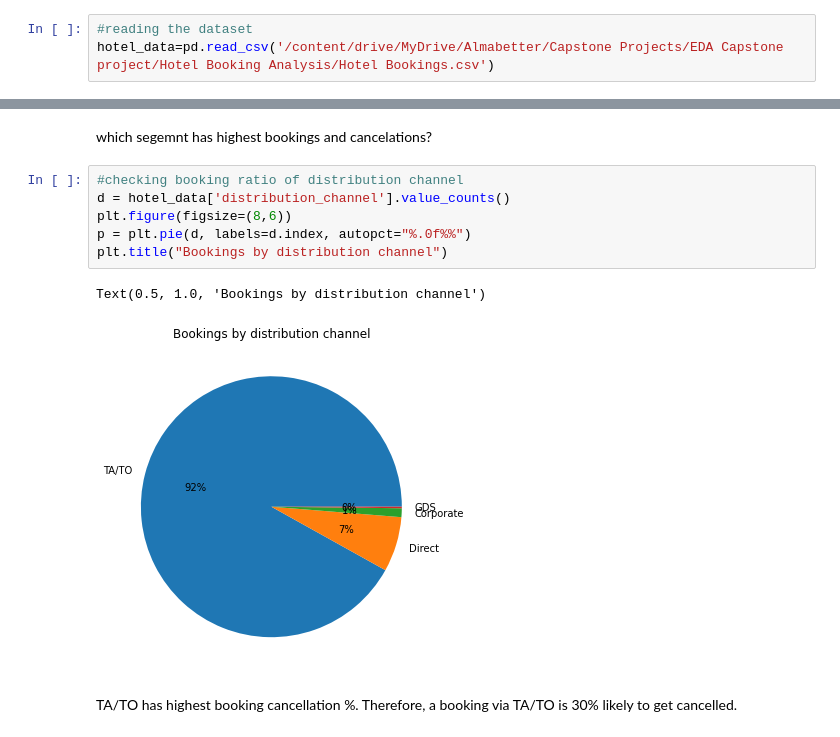
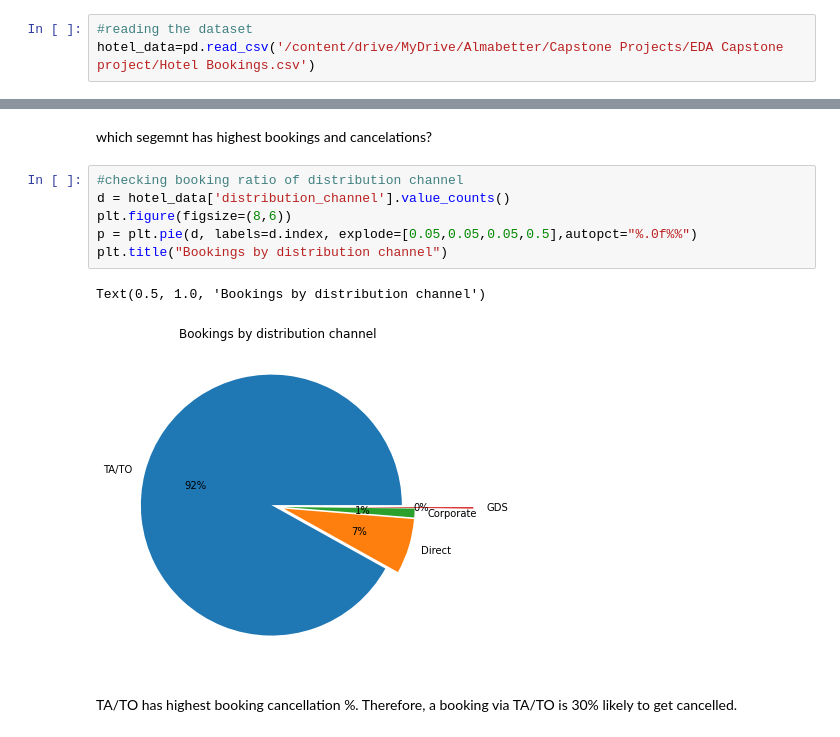
Before and after one commit to ssweta3seal/HotelBookingAnalysis, a Jupyter notebook: Hotel_Booking_Analysis_Capstone_Project.ipynb, the cells around one changed output, grey strips where cells are left out. Saved outputs shown, nothing was run; the diff lists cells and outputs as text.

```diff
--- a/Hotel_Booking_Analysis_Capstone_Project.ipynb
+++ b/Hotel_Booking_Analysis_Capstone_Project.ipynb
@@ -29,7 +60,7 @@ drive.mount('/content/drive')
 Mounted at /content/drive
 # %%
 #reading the dataset
-hotel_data=pd.read_csv('/content/drive/MyDrive/Almabetter/Capstone Projects/EDA Capstone project/Hotel Booking Analysis/Hotel Bookings.csv')
+hotel_data=pd.read_csv('/content/drive/MyDrive/Almabetter/Capstone Projects/EDA Capstone project/Hotel Bookings.csv')
 # %%
 #viewing the data
 hotel_data.head()
@@ -523,11 +602,11 @@ which segemnt has highest bookings and cancelations?
 # %%
 #checking booking ratio of distribution channel
 d = hotel_data['distribution_channel'].value_counts()
 plt.figure(figsize=(8,6))
-p = plt.pie(d, labels=d.index, autopct="%.0f%%")
+p = plt.pie(d, labels=d.index, explode=[0.05,0.05,0.05,0.5],autopct="%.0f%%")
 plt.title("Bookings by distribution channel")
 # %% [output]
 Text(0.5, 1.0, 'Bookings by distribution channel')
-[figure, old version]
+[figure, new version]
 # %% [markdown]
 TA/TO has highest booking cancellation %. Therefore, a booking via TA/TO is 30% likely to get cancelled.
```
Also changed, not shown: parts of 37 cells of this notebook.
